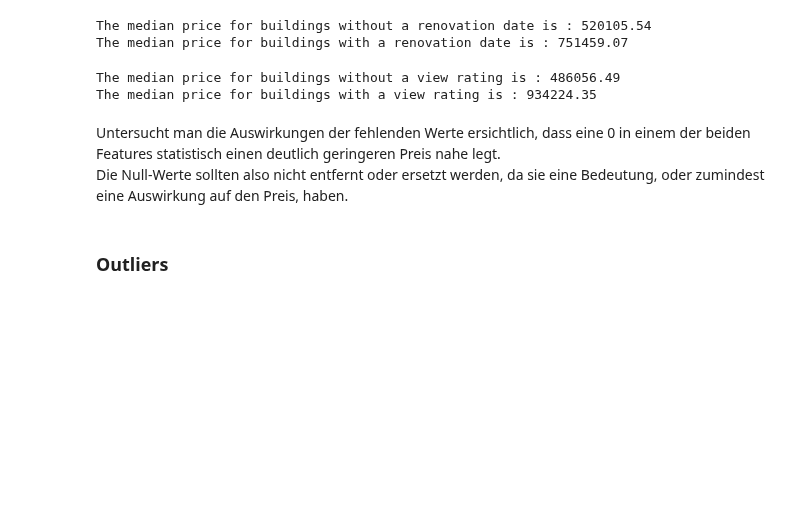
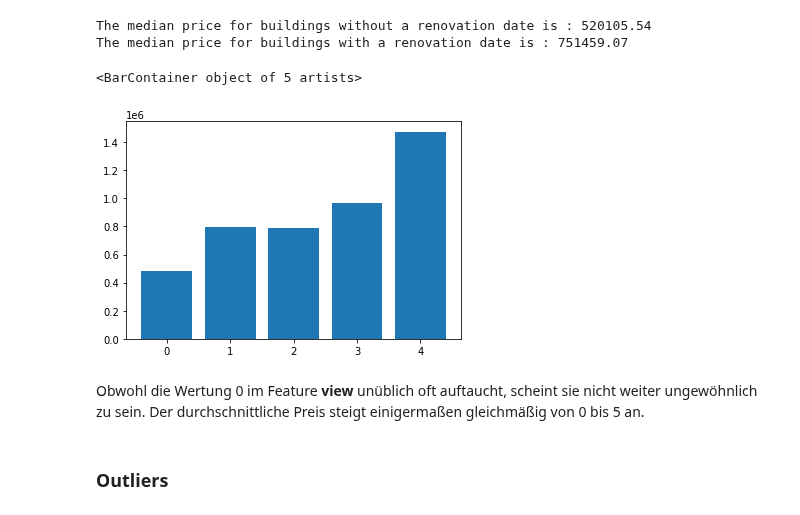
Before and after one commit to robring/advancedDatascience_CaseStudy, a Jupyter notebook: 01_Exploration.ipynb, the cells around one changed output. Saved outputs shown, nothing was run; the diff lists cells and outputs as text; code cells hidden in the pictures; blank space fills up the shorter version.

Commit message:
Added a barplot It shows the relation of price and view. It seems like 0 is a part of the scale for view

```diff
--- a/01_Exploration.ipynb
+++ b/01_Exploration.ipynb
@@ -160,17 +163,15 @@ print(f"The median price for buildings without a renovation date is : {no_renova
 # %% [output]
 The median price for buildings without a renovation date is : 520105.54
 The median price for buildings with a renovation date is : 751459.07
-# %%
-no_view_mean = round(df.loc[df.view == 0].price.mean(), 2)
-view_mean = round(df.loc[df.view != 0].price.mean(), 2)
-
-print(f"The median price for buildings without a view rating is : {no_view_mean}\nThe median price for buildings with a view rating is : {view_mean}")
-# %% [output]
-The median price for buildings without a view rating is : 486056.49
-The median price for buildings with a view rating is : 934224.35
-# %% [markdown]
-Untersucht man die Auswirkungen der fehlenden Werte ersichtlich, dass eine 0 in einem der beiden Features statistisch einen deutlich geringeren Preis nahe legt.
-Die Null-Werte sollten also nicht entfernt oder ersetzt werden, da sie eine Bedeutung, oder zumindest eine Auswirkung auf den Preis, haben.
+# %%
+view_df = df.loc[:, ["view", "price"]].groupby("view").mean()
+
+plt.bar(view_df.index, view_df.price)
+# %% [output]
+<BarContainer object of 5 artists>
+[figure, added]
+# %% [markdown]
+Obwohl die Wertung 0 im Feature **view** unüblich oft auftaucht, scheint sie nicht weiter ungewöhnlich zu sein. Der durchschnittliche Preis steigt einigermaßen gleichmäßig von 0 bis 5 an.
 # %% [markdown]
 ### Outliers
 # %%
```
Also changed, not shown: parts of 1 cell of this notebook.
